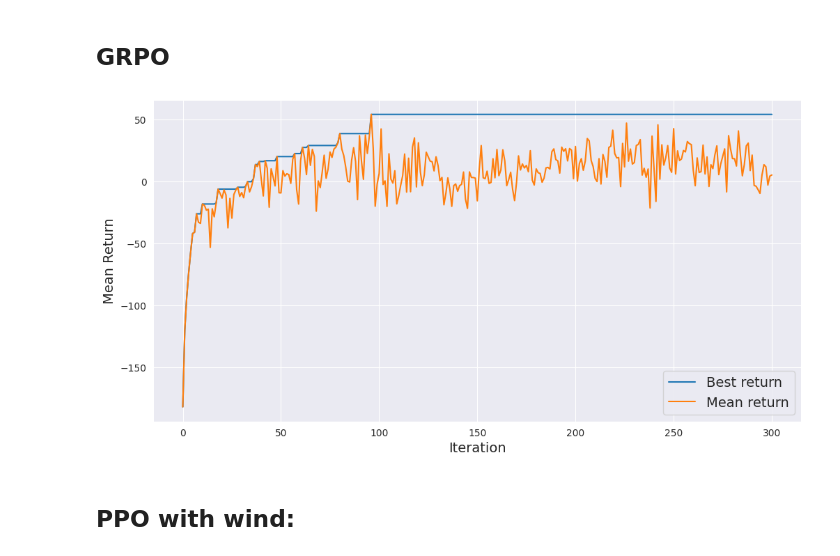
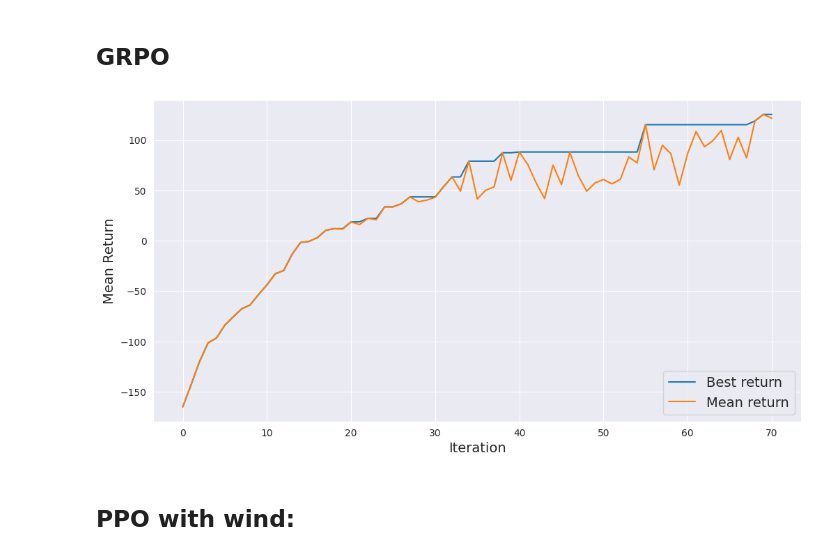
Before and after one commit to Oleg20502/lunarlander-rl, a Jupyter notebook: visualize.ipynb, the cells around one changed output. Cells and saved outputs as stored; diff of their text form; code cells hidden in the pictures.

Commit message:
GRPO update

```diff
--- a/visualize.ipynb
+++ b/visualize.ipynb
@@ -195,20 +195,22 @@ plt.savefig("images/ppo_clip_eps.png", bbox_inches='tight')
 # %% [markdown]
 ## GRPO
 # %%
-grpo = pd.read_csv("/home/jovyan/avarlamov/skoltech/lunarlander-rl/runs/grpo_exp_001_500/metrics.csv")
+grpo = pd.read_csv("/home/jovyan/avarlamov/skoltech/lunarlander-rl/runs/grpo_fixed_groups/metrics.csv")
 grpo = grpo.iloc[:301]
 
+ppo = pd.read_csv("/home/jovyan/avarlamov/skoltech/lunarlander-rl/runs/ppo_exp_005_kl_0.5")
+ppo = ppo.iloc[:301]
 
 plt.plot(grpo.iteration, grpo.best_return, label=f'Best return')
 plt.plot(grpo.iteration, grpo.mean_return, label=f'Mean return')
 plt.legend(fontsize=14, loc='lower right')
 
 plt.xlabel('Iteration', fontsize=14)
 plt.ylabel('Mean Return', fontsize=14)
 
 plt.savefig("images/grpo.png", bbox_inches='tight')
 # %% [output]
-[figure, old version]
+[figure, new version]
 # %% [markdown]
 ## PPO with wind:
 # %%
```
Also changed, not shown: parts of 1 cell of this notebook, 5 other files.
